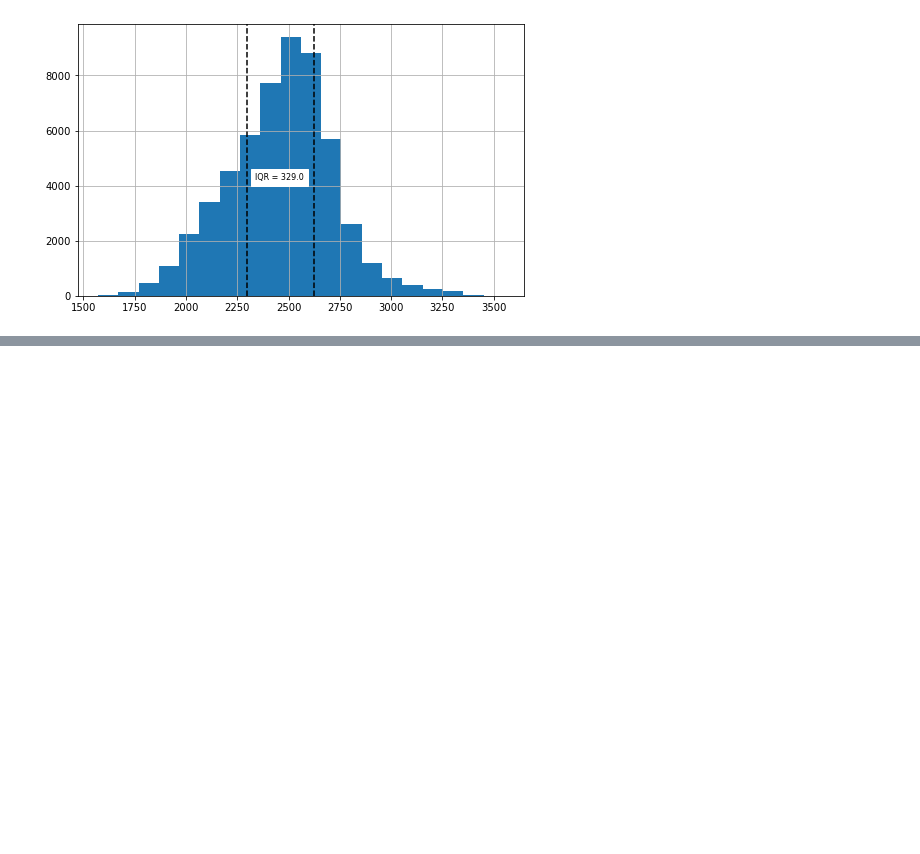
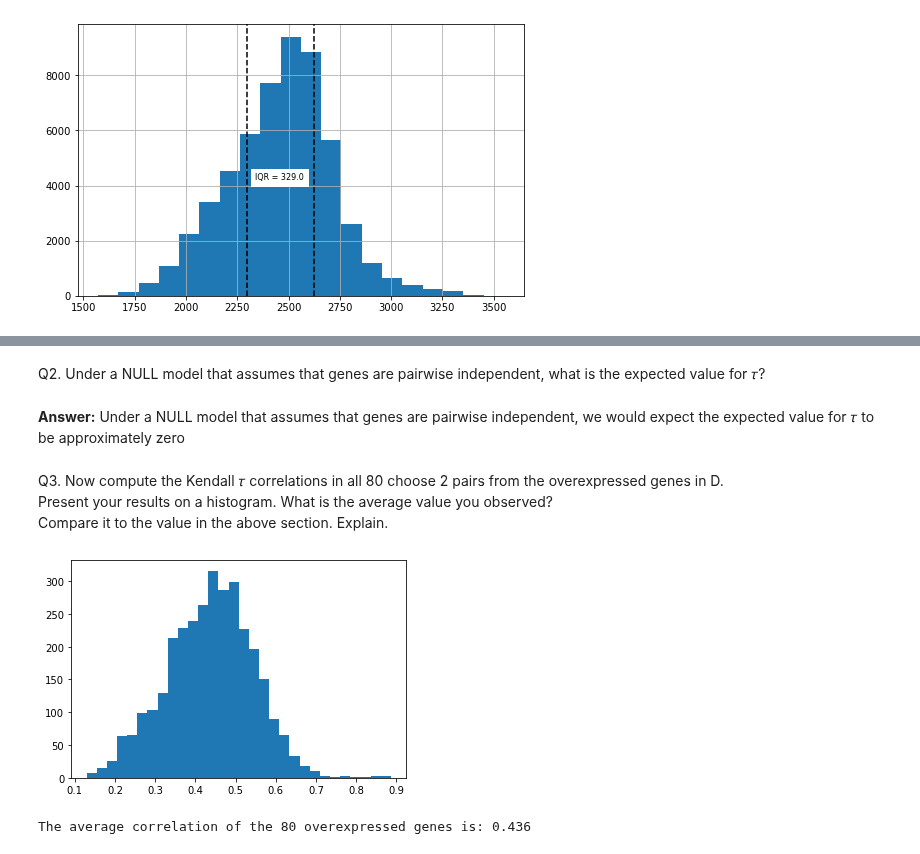
Before and after one commit to Oren-Ben/IDC, a Jupyter notebook: statistics/fourth_ex/204079453_205714447.ipynb, the cells around one changed output, grey strips where cells are left out. Saved outputs shown, nothing was run; the diff lists cells and outputs as text; code cells hidden in the pictures; blank space fills up the shorter version.

```diff
--- a/statistics/fourth_ex/204079453_205714447.ipynb
+++ b/statistics/fourth_ex/204079453_205714447.ipynb
@@ -193,0 +261,29 @@ plt.show()
+# %% [markdown]
+Q2. Under a NULL model that assumes that genes are pairwise independent, what is the expected value for 𝜏?
+# %% [markdown]
+<b>Answer:</b> Under a NULL model that assumes that genes are pairwise independent, we would expect the expected value for 𝜏 to be approximately zero
+# %% [markdown]
+Q3. Now compute the Kendall 𝜏 correlations in all 80 choose 2 pairs from the overexpressed genes in D.
+<br>Present your results on a histogram. What is the average value you observed?
+<br>Compare it to the value in the above section. Explain.
+# %%
+over_samples = over_samples.tolist()
+D_over = df[over_samples]
+# %%
+# Compute the correlation matrix
+corr_over = D_over.corr(method='kendall')
+mask = np.tril_indices(80)
+corr_over_np = corr_over.to_numpy()
+corr_over_np[mask] = -1
+# %%
+# get all the number above the diagonal:
+corr_over_arr = corr_over_np[corr_over_np>-1][~np.isnan(corr_over_np[corr_over_np>-1])]
+# %%
+plt.hist(corr_over_arr, bins=30)
+plt.show()
+# %% [output]
+[figure, added]
+# %%
+print(f"The average correlation of the 80 overexpressed genes is: {round(corr_over_arr.mean(),3)}")
+# %% [output]
+The average correlation of the 80 overexpressed genes is: 0.436
```
Also changed, not shown: parts of 41 cells of this notebook.
